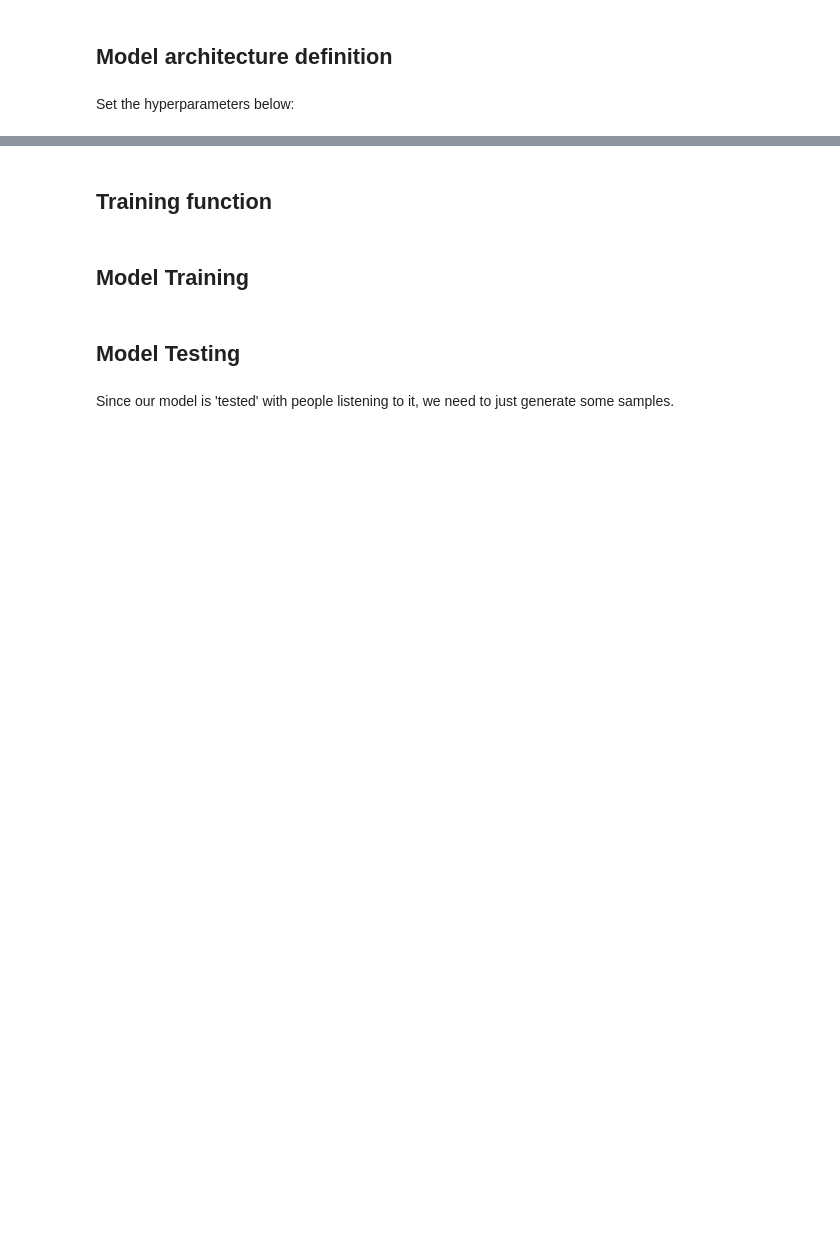
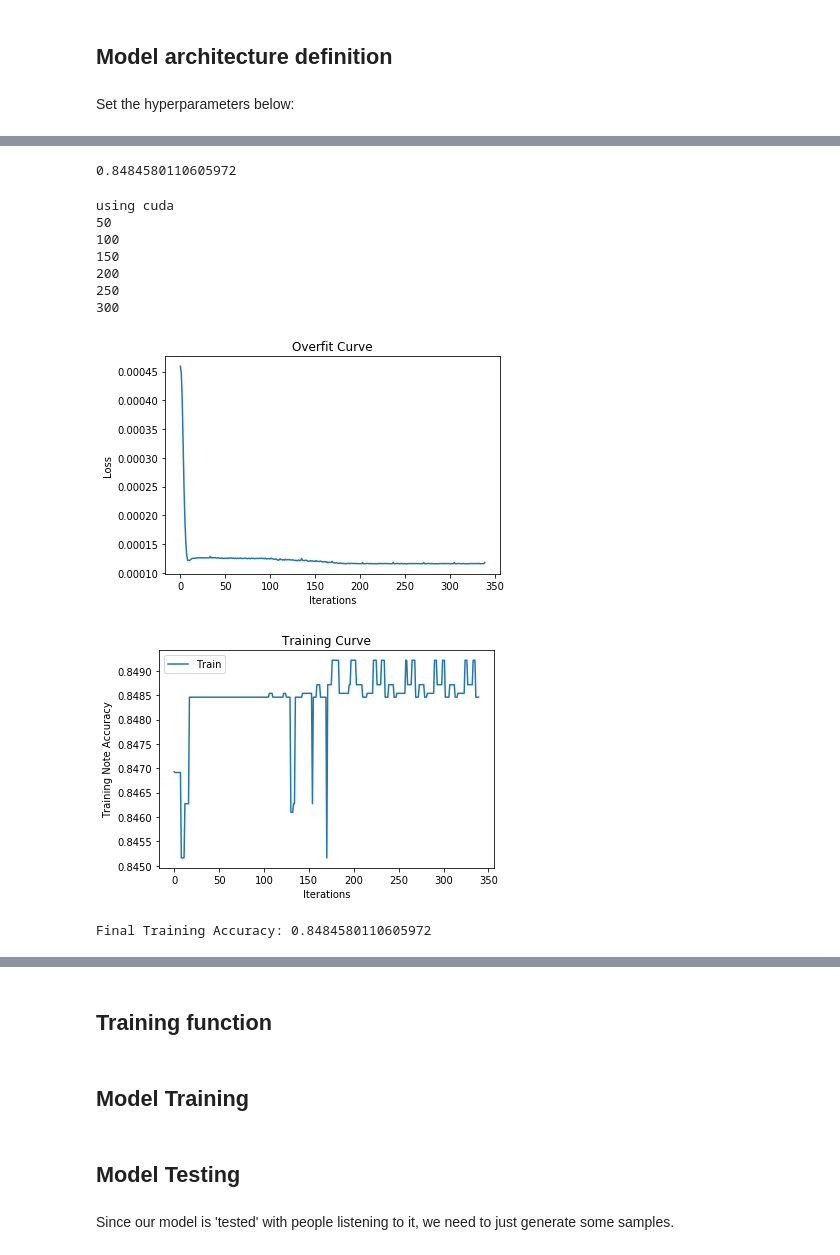
Before and after one commit to halim-lee/AIMusicGenerator, a Jupyter notebook: Project_workbook.ipynb, the cells around one changed output, grey strips where cells are left out. Saved outputs shown, nothing was run; the diff lists cells and outputs as text; code cells hidden in the pictures; blank space fills up the shorter version.

```diff
--- a/Project_workbook.ipynb
+++ b/Project_workbook.ipynb
@@ -665,41 +710,4 @@ print('Model class created succesfully')
 # %%
-valData = torch.load("data/onehot_data/valDataOneHot.pt")
-overfitData = valData
-overfitData = list(overfitData)
-
-#print(len(overfitData))
-overfitBatch = 256
-
-#overfitLoader = torch.utils.data.DataLoader(overfitData, batch_size=overfitBatch, shuffle=False)
-
-def OverfitAccuracy(model):
-    data = overfitData
-
-    err = 0
-    total = 0
-    for imgs, labels in torch.utils.data.DataLoader(data, batch_size=overfitBatch):
-        imgs = imgs.cuda()
-        labels = labels.cuda()
-
-        output = model(imgs)
-        #select index with maximum prediction score
-        lab = labels.view_as(output)
-
-        error = abs(output-lab).sum().item()
-
-        err += error/16
-        total += imgs.shape[0]
-    totalError = err / total
-#     if accuracy > 0.5:
-#         print(pred)
-#         print(labels.view_as(pred))
-    #print(output[0])
-    #print(lab[0])
-#     print(error)
-#     print()
-#     print(accuracy)
-    return totalError
-
 def OverfitTrain(model, data, batch_size=overfitBatch, num_epochs=1):
     train_loader = torch.utils.data.DataLoader(data, batch_size=overfitBatch)
     criterion = nn.MSELoss()
@@ -730,9 +738,9 @@ def OverfitTrain(model, data, batch_size=overfitBatch, num_epochs=1):
             # save the current training information
             iters.append(n)
             losses.append(float(loss)/batch_size)             # compute *average* loss
-            train_acc.append(OverfitAccuracy(model)) # compute training accuracy
+            train_acc.append(OverfitAccuracy2(model)) # compute training accuracy
             n += 1
-            if n % 1 == 0:
+            if n % 50 == 0:
                 print(n)
 
 
@@ -746,7 +754,7 @@ def OverfitTrain(model, data, batch_size=overfitBatch, num_epochs=1):
     plt.title("Training Curve")
     plt.plot(iters, train_acc, label="Train")
     plt.xlabel("Iterations")
-    plt.ylabel("Training Error")
+    plt.ylabel("Training Note Accuracy")
     plt.legend(loc='best')
     plt.show()
 
@@ -754,7 +790,20 @@ def OverfitTrain(model, data, batch_size=overfitBatch, num_epochs=1):
 # %%
-OverfitAccuracy(overfitModel)
+OverfitAccuracy2(overfitModel)
+# %% [output]
+0.8484580110605972
 # %%
 torch.manual_seed(2)
 overfitModel = MusicGenerator()
 overfitModel = overfitModel.cuda()
-OverfitTrain(overfitModel, overfitData, num_epochs=1)
+OverfitTrain(overfitModel, overfitData, num_epochs=10)
+# %% [output]
+using cuda
+50
+100
+150
+200
+250
+300
+[figure, added]
+[figure, added]
+Final Training Accuracy: 0.8484580110605972
```
Also changed, not shown: parts of 10 cells of this notebook.
